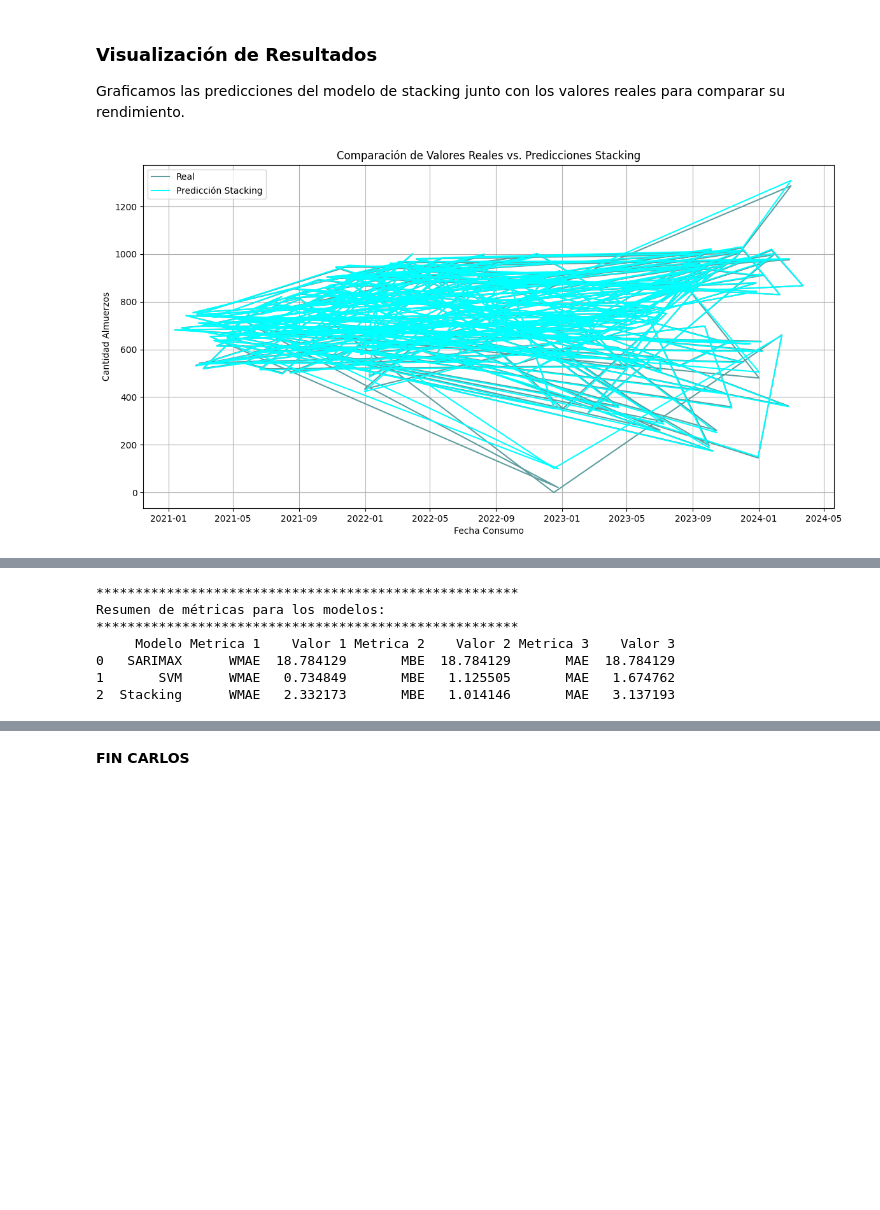
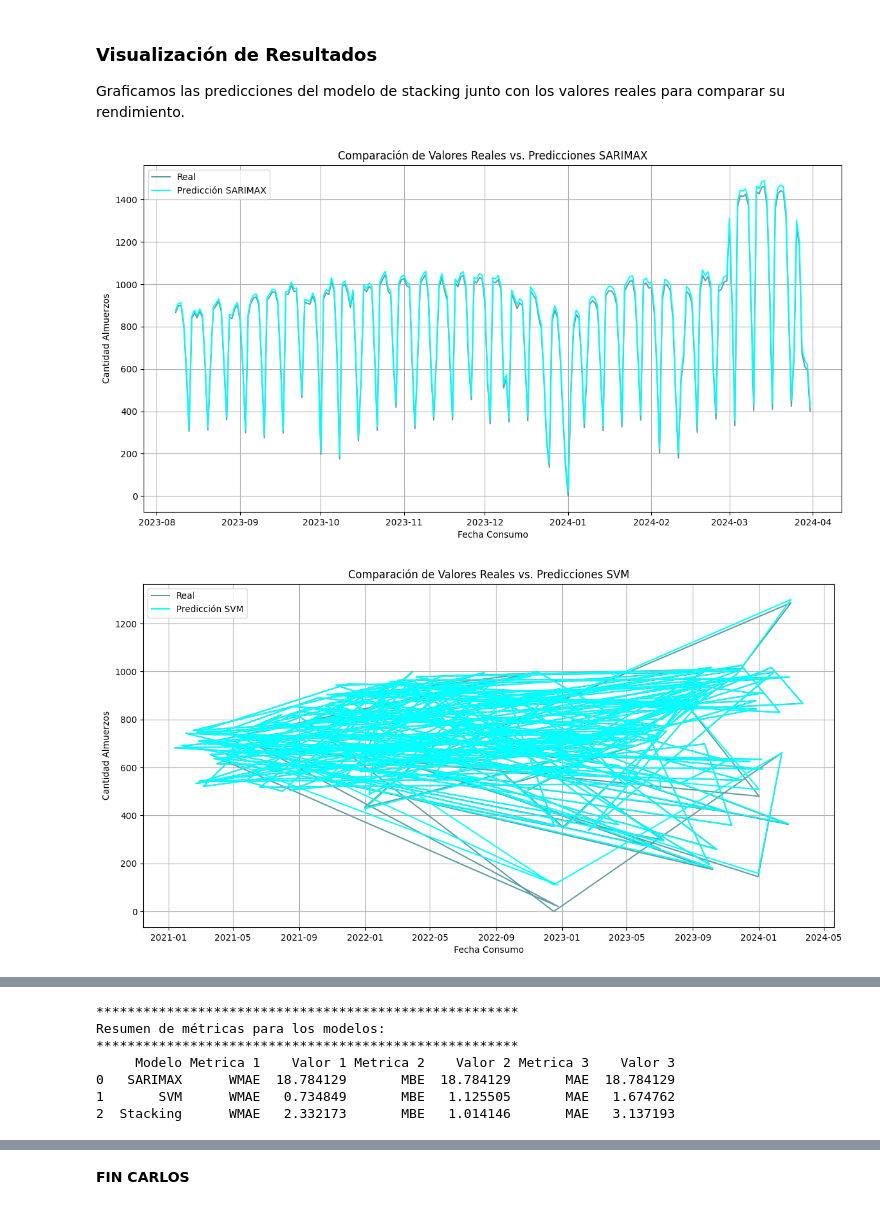
Before and after one commit to A01793509/Equipo_44, a Jupyter notebook: Avance5_44.ipynb, the cells around one changed output, grey strips where cells are left out. Saved outputs shown, nothing was run; the diff lists cells and outputs as text; code cells hidden in the pictures; blank space fills up the shorter version.

```diff
--- a/Avance5_44.ipynb
+++ b/Avance5_44.ipynb
@@ -693,21 +692,44 @@ MBE: 1.014145999600839
 
 Graficamos las predicciones del modelo de stacking junto con los valores reales para comparar su rendimiento.
 # %%
-# Graficar resultados
+# Graficar resultados para SARIMAX
+plt.figure(figsize=(14, 7))
+plt.plot(test_endog.index, test_endog, label='Real', color='cadetblue')
+plt.plot(test_endog.index, Prediccion_Final_SARIMAX, label='Predicción SARIMAX', color='cyan')
+plt.title('Comparación de Valores Reales vs. Predicciones SARIMAX')
+plt.xlabel('Fecha Consumo')
+plt.ylabel('Cantidad Almuerzos')
+plt.legend()
+plt.grid(True)
+plt.show()
+
+# Graficar resultados para SVM
+plt.figure(figsize=(14, 7))
+plt.plot(y_test.index, y_test, label='Real', color='cadetblue')
+plt.plot(y_test.index, Predicciones_SVM, label='Predicción SVM', color='cyan')
+plt.title('Comparación de Valores Reales vs. Predicciones SVM')
+plt.xlabel('Fecha Consumo')
+plt.ylabel('Cantidad Almuerzos')
+plt.legend()
+plt.grid(True)
+plt.show()
+
+# Graficar resultados para Stacking
 plt.figure(figsize=(14, 7))
 plt.plot(y_test.index, y_test, label='Real', color='cadetblue')
 plt.plot(y_test.index, stacked_pred, label='Predicción Stacking', color='cyan')
 plt.title('Comparación de Valores Reales vs. Predicciones Stacking')
 plt.xlabel('Fecha Consumo')
 plt.ylabel('Cantidad Almuerzos')
 plt.legend()
 plt.grid(True)
 plt.show()
 
 # Mostrar el DataFrame de métricas
 print("******************************************************")
 print("Resumen de métricas para los modelos:")
 print("******************************************************")
 print(dfmetricas)
 # %% [output]
-[figure, old version]
+[figure, new version]
+[figure, added]
```
Also changed, not shown: parts of 3 cells of this notebook.
